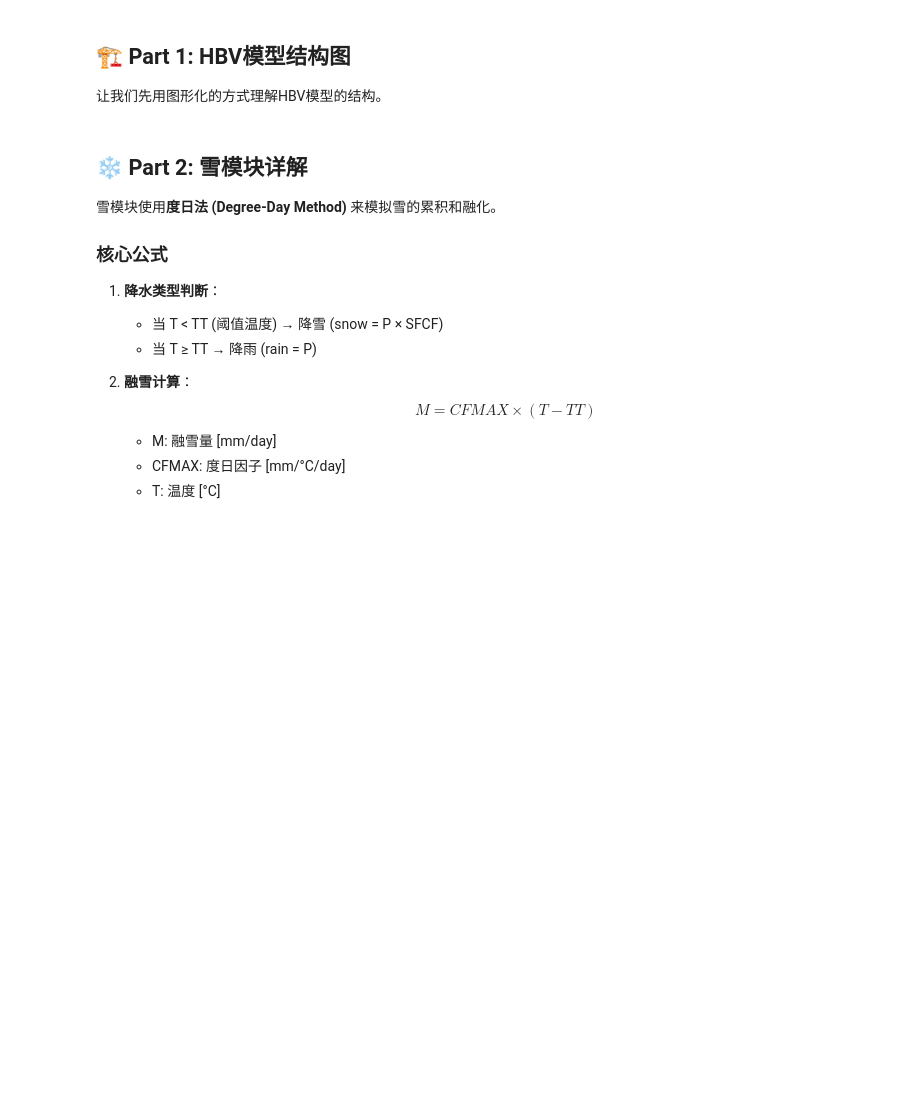
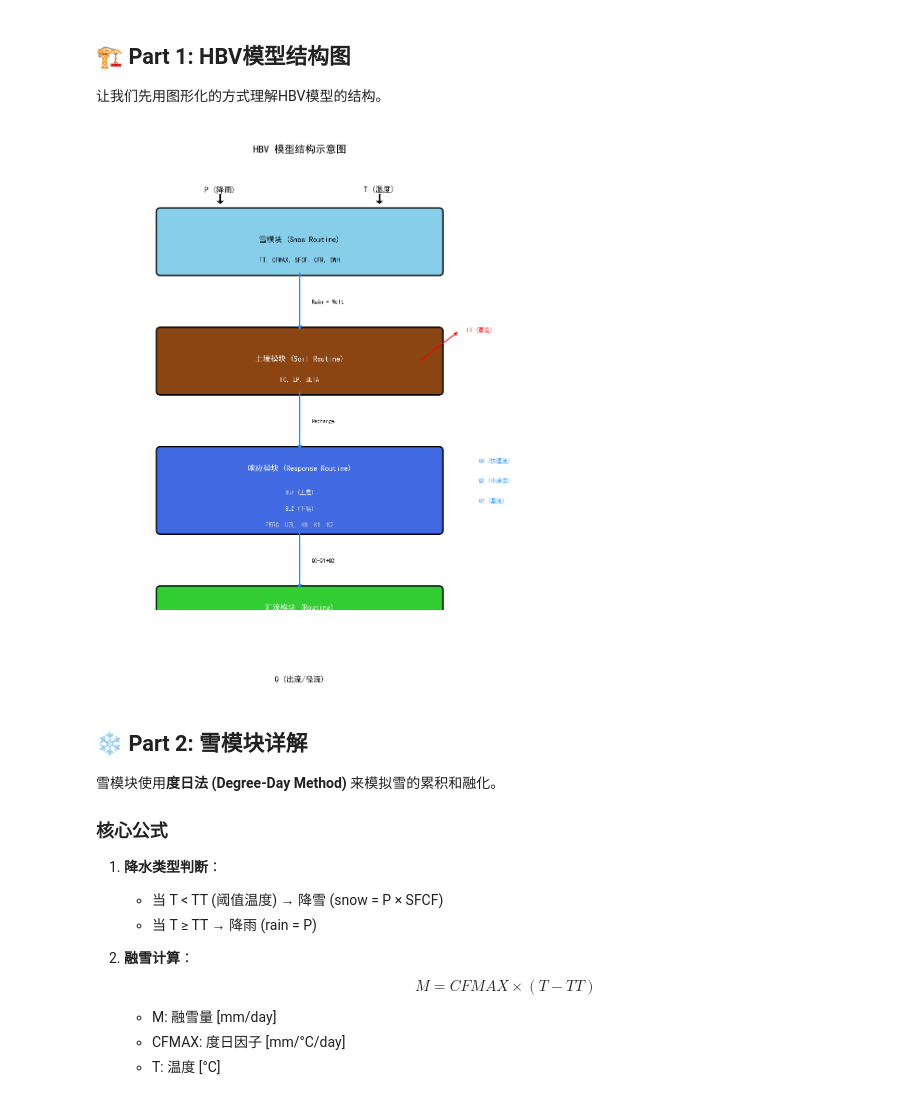
Before and after one commit to licm13/Data-driven-Hydrological-Model, a Jupyter notebook: notebooks/education/02_inside_the_black_box.ipynb, the cells around one changed output. Drawn from its saved outputs; the diff is of its cells as text; code cells hidden in the pictures; blank space fills up the shorter version.

```diff
--- a/notebooks/education/02_inside_the_black_box.ipynb
+++ b/notebooks/education/02_inside_the_black_box.ipynb
@@ -86,7 +88,7 @@ def draw_hbv_structure():
     snow_box = FancyBboxPatch((1.5, 8.5), 7, 1.5, boxstyle="round,pad=0.1",
                                facecolor=colors['snow'], edgecolor='black', linewidth=2)
     ax.add_patch(snow_box)
-    ax.text(5, 9.25, '🌨️ 雪模块 (Snow Routine)', fontsize=12, ha='center', fontweight='bold')
+    ax.text(5, 9.25, '雪模块 (Snow Routine)', fontsize=12, ha='center', fontweight='bold')
     ax.text(5, 8.75, 'TT, CFMAX, SFCF, CFR, CWH', fontsize=10, ha='center', style='italic')
 
     # 箭头
@@ -98,7 +100,7 @@ def draw_hbv_structure():
     soil_box = FancyBboxPatch((1.5, 5.5), 7, 1.5, boxstyle="round,pad=0.1",
                                facecolor=colors['soil'], edgecolor='black', linewidth=2)
     ax.add_patch(soil_box)
-    ax.text(5, 6.25, '🌱 土壤模块 (Soil Routine)', fontsize=12, ha='center',
+    ax.text(5, 6.25, '土壤模块 (Soil Routine)', fontsize=12, ha='center',
             fontweight='bold', color='white')
     ax.text(5, 5.75, 'FC, LP, BETA', fontsize=10, ha='center', style='italic', color='white')
 
@@ -116,39 +118,41 @@ def draw_hbv_structure():
     resp_box = FancyBboxPatch((1.5, 2), 7, 2, boxstyle="round,pad=0.1",
                                facecolor=colors['response'], edgecolor='black', linewidth=2)
     ax.add_patch(resp_box)
-    ax.text(5, 3.5, '💧 响应模块 (Response Routine)', fontsize=12, ha='center',
+    ax.text(5, 3.5, '响应模块 (Response Routine)', fontsize=12, ha='center',
             fontweight='bold', color='white')
     ax.text(5, 2.9, 'SUZ (上层)', fontsize=9, ha='center', color='white')
     ax.text(5, 2.5, 'SLZ (下层)', fontsize=9, ha='center', color='white')
     ax.text(5, 2.1, 'PERC, UZL, K0, K1, K2', fontsize=10, ha='center', style='italic', color='lightgray')
 
     # 多个出流箭头
     ax.annotate('Q0 (快速流)', xy=(9.5, 3.7), fontsize=9, color=colors['water'])
     ax.annotate('Q1 (中速流)', xy=(9.5, 3.2), fontsize=9, color=colors['water'])
     ax.annotate('Q2 (基流)', xy=(9.5, 2.7), fontsize=9, color=colors['water'])
 
     # 箭头
     ax.annotate('', xy=(5, 0.5), xytext=(5, 2),
                 arrowprops=dict(arrowstyle='->', color=colors['water'], lw=2))
     ax.text(5.3, 1.2, 'Q0+Q1+Q2', fontsize=9)
 
     # 模块4: 汇流模块
     rout_box = FancyBboxPatch((1.5, -0.5), 7, 1, boxstyle="round,pad=0.1",
                                facecolor=colors['routing'], edgecolor='black', linewidth=2)
     ax.add_patch(rout_box)
-    ax.text(5, 0, '🌊 汇流模块 (Routing)', fontsize=12, ha='center',
+    ax.text(5, 0, '汇流模块 (Routing)', fontsize=12, ha='center',
             fontweight='bold', color='white')
     ax.text(5, -0.4, 'MAXBAS', fontsize=10, ha='center', style='italic', color='white')
 
     # 最终输出
     ax.annotate('', xy=(5, -1.5), xytext=(5, -0.5),
                 arrowprops=dict(arrowstyle='->', color=colors['water'], lw=3))
     ax.text(5, -1.8, 'Q (出流/径流)', fontsize=12, ha='center', fontweight='bold')
 
     plt.tight_layout()
     plt.show()
 
 draw_hbv_structure()
+# %% [output]
+[figure, added]
 # %% [markdown]
 ## ❄️ Part 2: 雪模块详解
 
```
Also changed, not shown: parts of 8 cells of this notebook, 2 other files.
